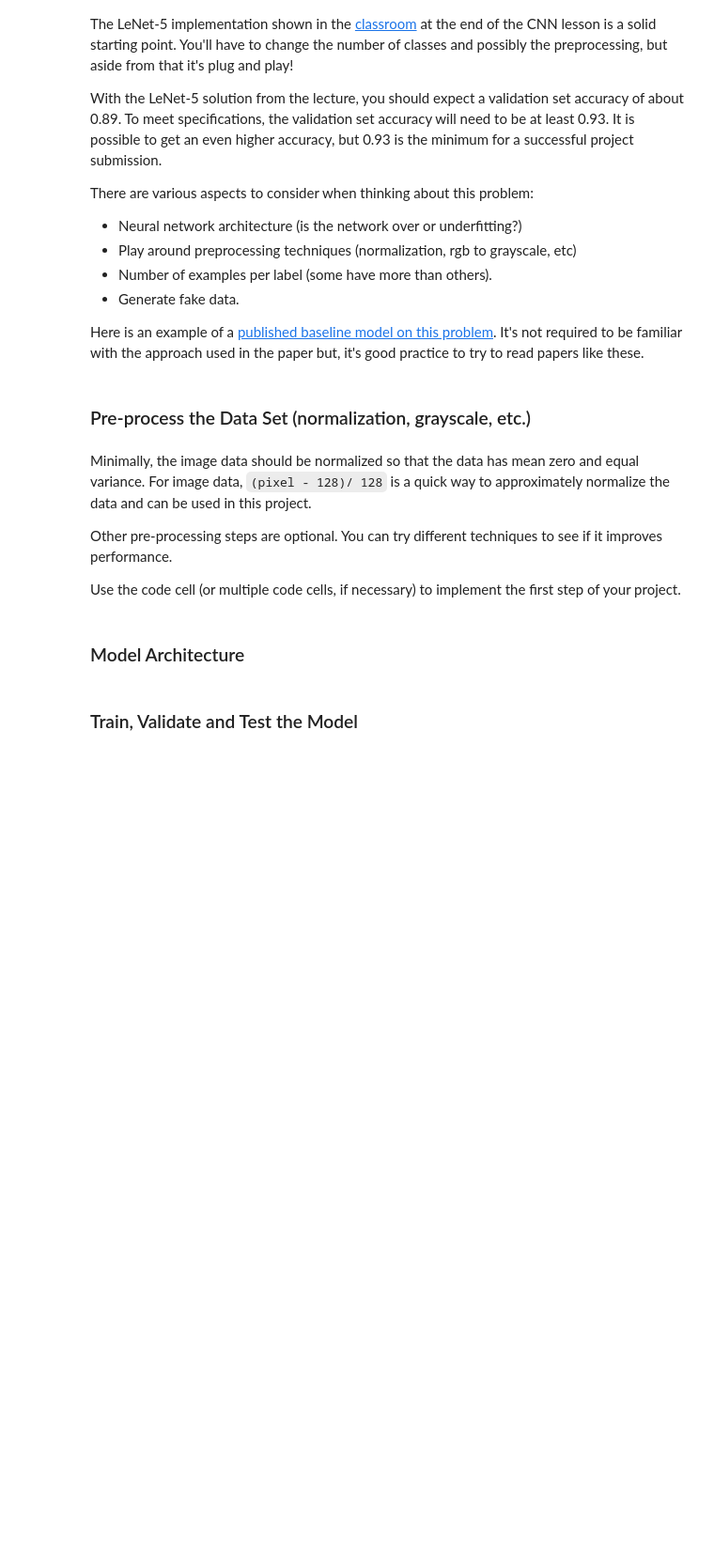
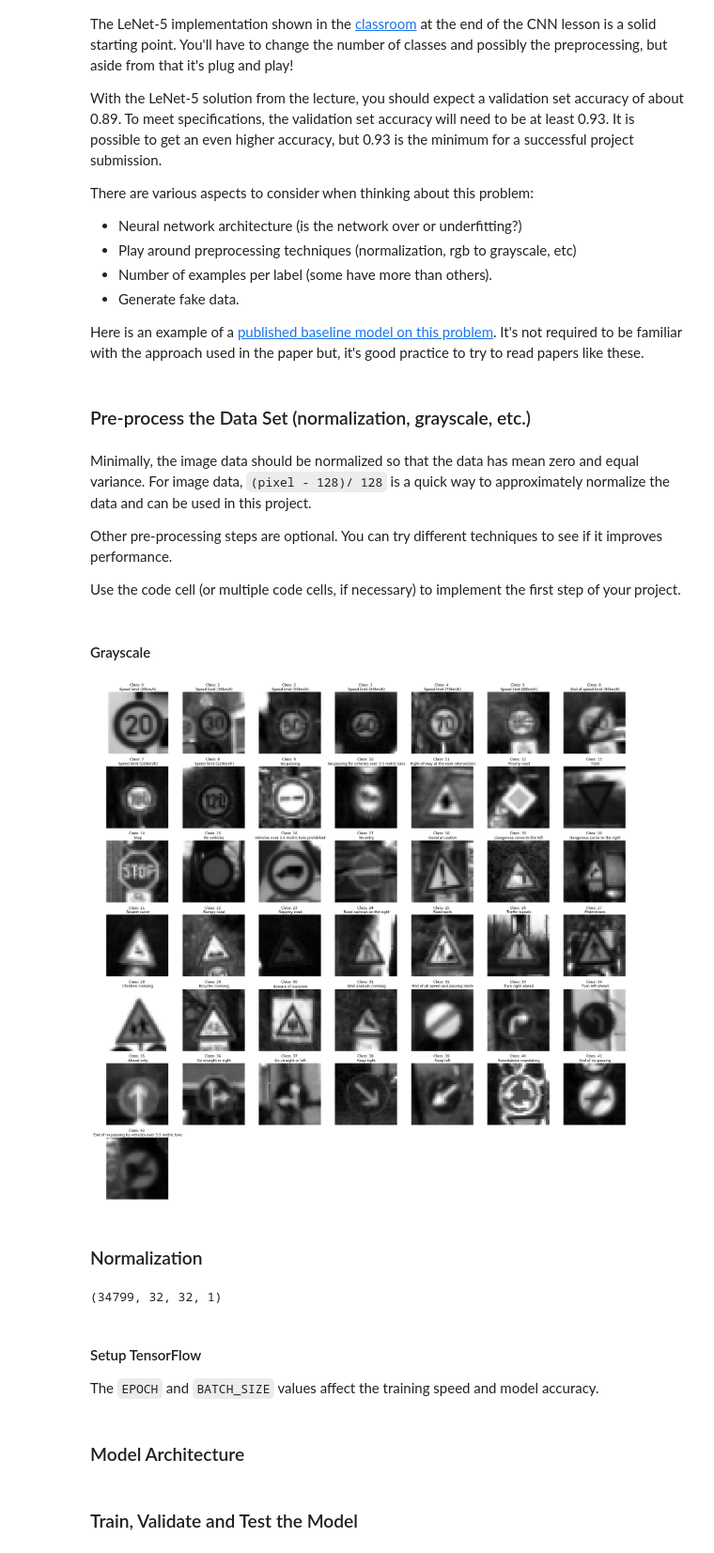
Before and after one commit to dragon7-fc/CarND-Traffic-Sign-Classifier-Project, a Jupyter notebook: Traffic_Sign_Classifier.ipynb, the cells around one changed output. Shown at 94% size. Saved outputs shown, nothing was run; the diff lists cells and outputs as text; code cells hidden in the pictures; blank space fills up the shorter version.

Commit message:
feat: implement normalization

```diff
--- a/Traffic_Sign_Classifier.ipynb
+++ b/Traffic_Sign_Classifier.ipynb
@@ -24,9 +24,9 @@ The [rubric](https://review.udacity.com/#!/rubrics/481/view) contains "Stand Out
 import pickle
 
 # TODO: Fill this in based on where you saved the training and testing data
-TRAIN_PICKLE = 'traffic-signs-data/train.p'
-VALID_PICKLE = 'traffic-signs-data/valid.p'
-TEST_PICKLE = 'traffic-signs-data/test.p'
+TRAIN_PICKLE = '../traffic-signs-data/train.p'
+VALID_PICKLE = '../traffic-signs-data/valid.p'
+TEST_PICKLE = '../traffic-signs-data/test.p'
 
 training_file = TRAIN_PICKLE
 validation_file = VALID_PICKLE
@@ -117,8 +117,8 @@ import matplotlib.pyplot as plt
 plt.figure(figsize=(32, 32))
 for i in range(0, n_classes):
     plt.subplot(7, 7, i+1)
-    x_selected = X_train[y_train == i]
-    plt.imshow(x_selected[0]) #draw the first image of each class
+    x_train_selected = X_train[y_train == i]
+    plt.imshow(x_train_selected[0]) #draw the first image of each class
     plt.title('Class: {} \n {}'.format(i, all_labels[i]))
     plt.axis('off')
 plt.show()
@@ -162,25 +162,57 @@ Use the code cell (or multiple code cells, if necessary) to implement the first
 ### Preprocess the data here. It is required to normalize the data. Other preprocessing steps could include
 ### converting to grayscale, etc.
 ### Feel free to use as many code cells as needed.
-
-from sklearn.utils import shuffle
-X_train, y_train = shuffle(X_train, y_train)
+# %% [markdown]
+#### Grayscale
+# %%
+import cv2
+
+def gray(data):
+    out_data = []
+    for img in data:
+
+        ## grayscale
+        gray = cv2.cvtColor(img, cv2.COLOR_RGB2GRAY)
+
+        out_data.append(gray)
+    return np.array(out_data)
+
+X_train_gray = gray(X_train)
+X_valid_gray = gray(X_valid)
+X_test_gray = gray(X_test)
+
+### Show images with it label.
+plt.figure(figsize=(32, 32))
+for i in range(0, n_classes):
+    plt.subplot(7, 7, i+1)
+    x_train_gray_selected = X_train_gray[y_train == i]
+    plt.imshow(x_train_gray_selected[0], cmap='gray') #draw the first image of each class
+    plt.title('Class: {} \n {}'.format(i, all_labels[i]))
+    plt.axis('off')
+plt.show()
+# %% [output]
+[figure, added]
+# %% [markdown]
+### Normalization
 # %%
-import cv2
+import numpy as np
 
 def normalize(data):
     out_data = []
-    for img in data:
-
-        ## grayscale
-        gray = cv2.cvtColor(img, cv2.COLOR_RGB2GRAY)
+    for gray in data:
 
         ## normalize to 0~1
-        gray = gray/255
+        normal = gray/255
 
-        out_data.append(gray)
-    return out_data
+        out_data.append(normal)
+    return np.array(out_data).reshape(data.shape[0], data.shape[1], data.shape[2], 1)
 
-X_train = normalize(X_train)
-X_valid = normalize(X_valid)
-X_test = normalize(X_test)
+X_train_normal = normalize(X_train_gray)
+X_valid_normal = normalize(X_valid_gray)
+X_test_normal = normalize(X_test_gray)
+print(X_train_normal.shape)
+# %% [output]
+(34799, 32, 32, 1)
+# %% [markdown]
+#### Setup TensorFlow
+The `EPOCH` and `BATCH_SIZE` values affect the training speed and model accuracy.
```
Also changed, not shown: parts of 10 cells of this notebook.
